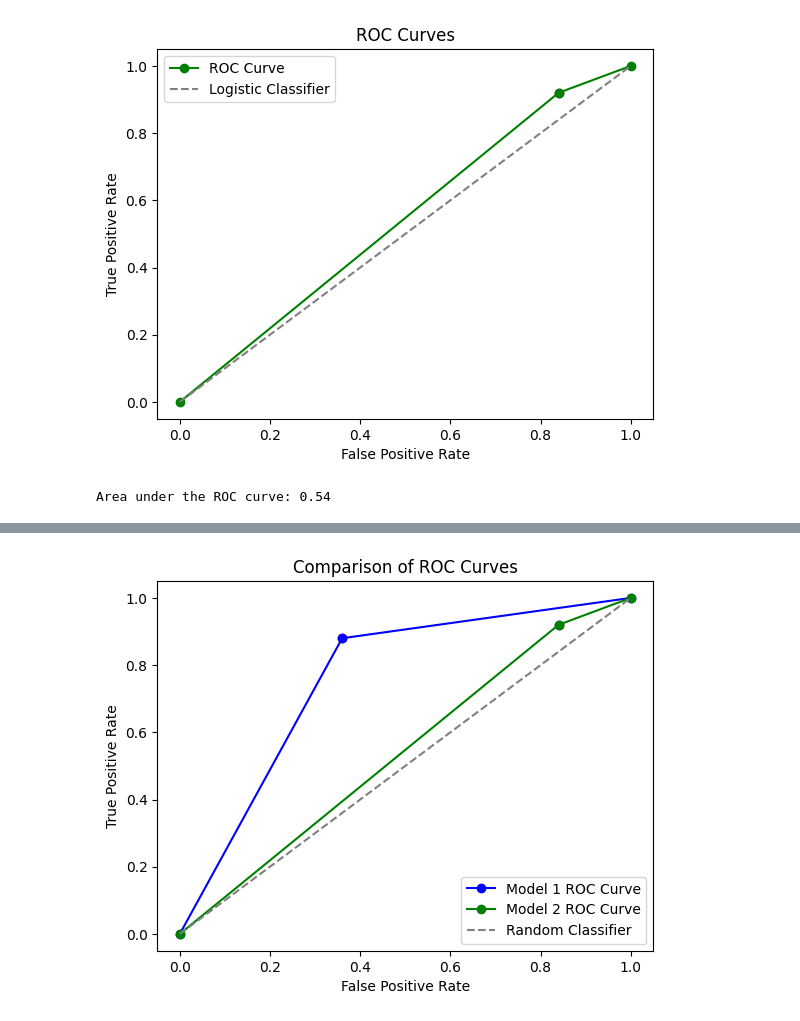
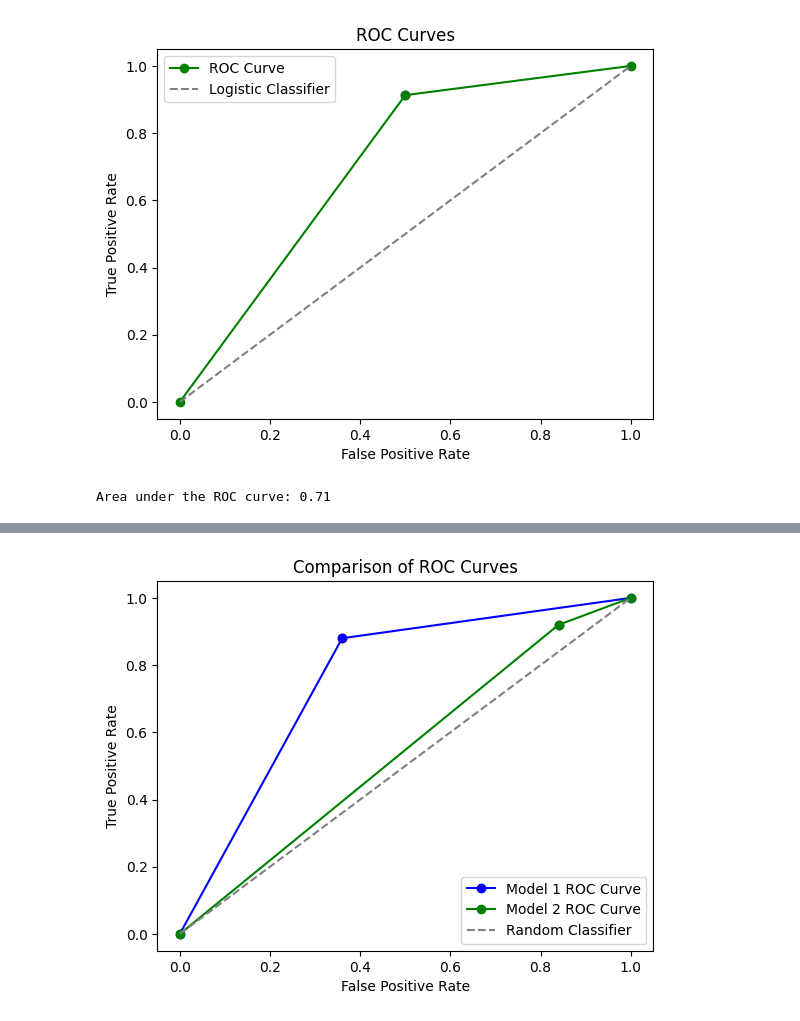
Before and after one commit to drskprabhakar/AI-ML-DL-colab-notebooks-coding-models, a Jupyter notebook: FDDT_roc_curve_1day_1_month_3month.ipynb, the cells around one changed output, grey strips where cells are left out. Saved outputs shown, nothing was run; the diff lists cells and outputs as text; code cells hidden in the pictures.

```diff
--- a/FDDT_roc_curve_1day_1_month_3month.ipynb
+++ b/FDDT_roc_curve_1day_1_month_3month.ipynb
@@ -61,35 +36,36 @@ AUC: 0.8128000000000001
 # %%
 import matplotlib.pyplot as plt
 from sklearn.metrics import auc
 
 # Values for Model 2 at a specific threshold (provided)
-TP = 23
-FP = 21
-TN = 4
+TP = 21
+FP = 1
+TN = 1
 FN = 2
 
 # Calculate TPR and FPR for Model 1
 #TPR1 = TP1 / (TP1 + FN1)  # True Positive Rate for Model 1
 #FPR1 = FP1 / (FP1 + TN1)  # False Positive Rate for Model 1
 
 # Calculate TPR and FPR for Model 2
 TPR = TP / (TP + FN)  # True Positive Rate for Model 2
 FPR = FP / (FP + TN)  # False Positive Rate for Model 2
+
 
 # Plot ROC curves
 plt.figure()
 #plt.plot([0, FPR1, 1], [0, TPR1, 1], marker='o', color='blue', label='Model 1 ROC Curve')
 plt.plot([0, FPR, 1], [0, TPR, 1], marker='o', color='green', label='ROC Curve')
 plt.plot([0, 1], [0, 1], linestyle='--', color='gray', label='Logistic Classifier')
 #plt.scatter(FPR1, TPR1, color='red')  # Highlight the point for Model 1
 plt.scatter(FPR, TPR, color='purple')  # Highlight the point for Model 2
 plt.xlabel('False Positive Rate')
 plt.ylabel('True Positive Rate')
 plt.title('ROC Curves')
 plt.legend()
 plt.show()
 # %% [output]
-[figure, old version]
+[figure, new version]
 # %%
 # prompt: Auc
 
@@ -97,7 +73,7 @@ plt.show()
 roc_auc = auc([0, FPR, 1], [0, TPR, 1])
 print("Area under the ROC curve: {:.2f}".format(roc_auc))
 # %% [output]
-Area under the ROC curve: 0.54
+Area under the ROC curve: 0.71
 # %%
 import matplotlib.pyplot as plt
 from sklearn.metrics import auc
```
Also changed, not shown: parts of 14 cells of this notebook.
